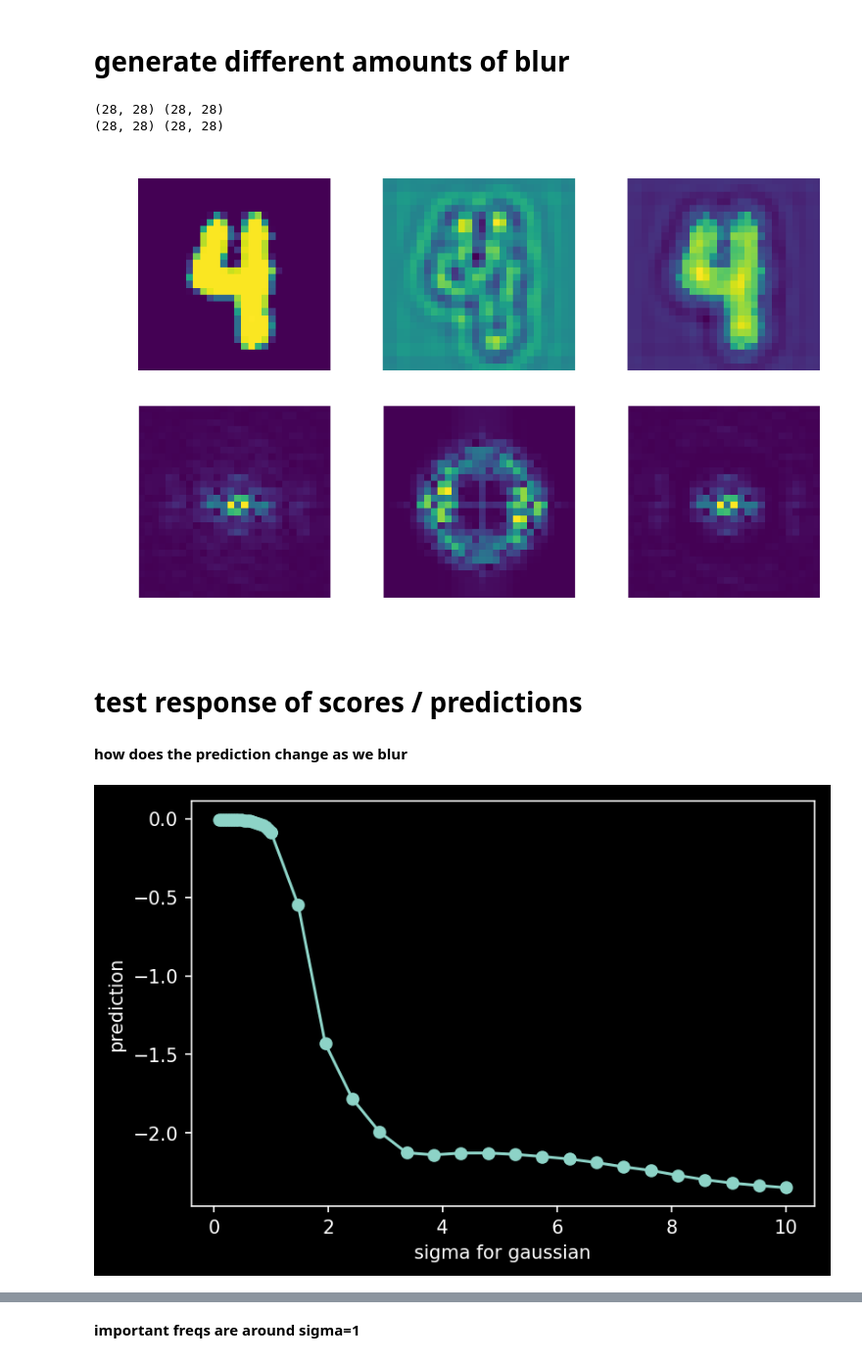
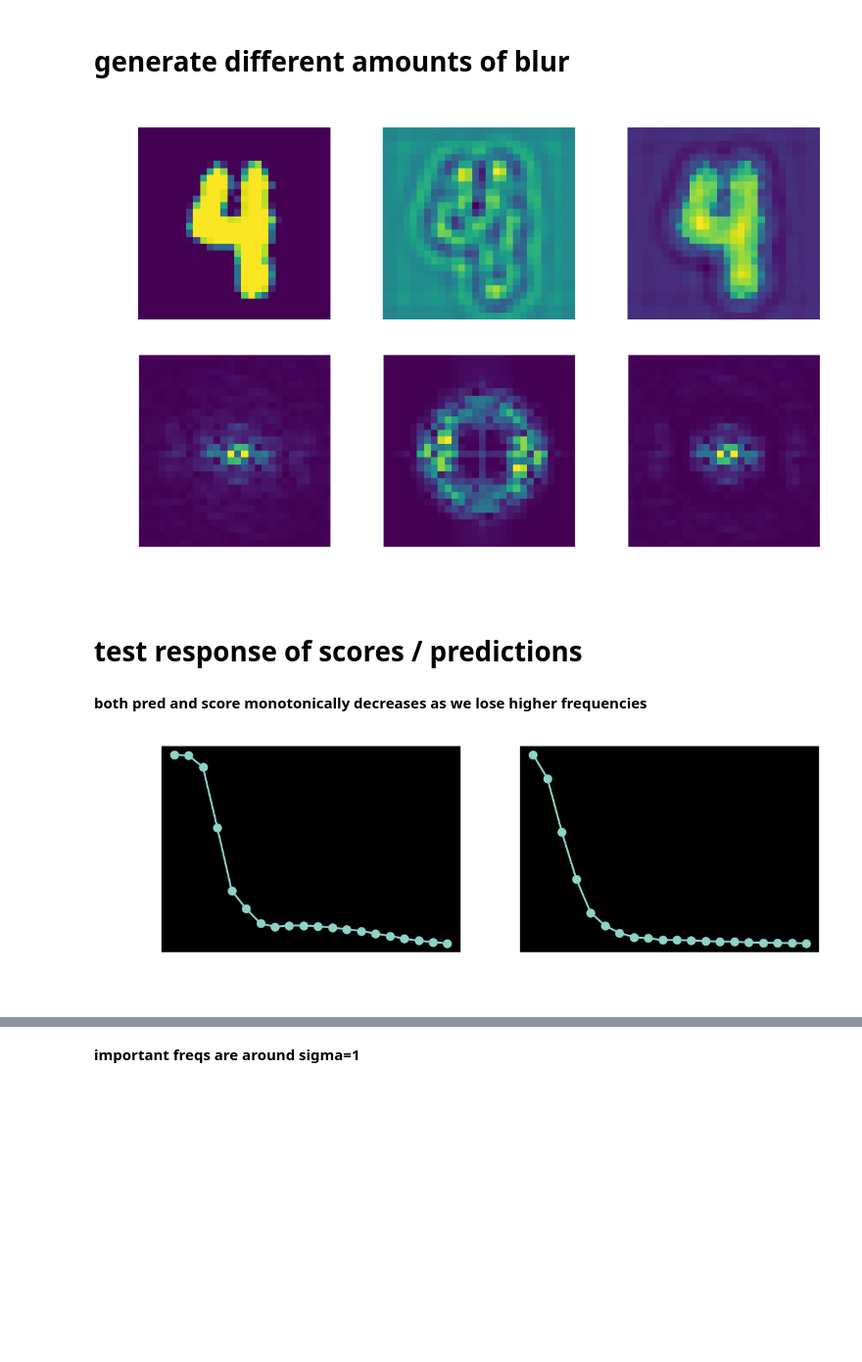
Before and after one commit to Yu-Group/adaptive-wavelets, a Jupyter notebook: experiments/mnist_freq.ipynb, the cells around one changed output, grey strips where cells are left out. Shown at 98% size. Cells and saved outputs as stored; diff of their text form; code cells hidden in the pictures; blank space fills up the shorter version.

```diff
--- a/experiments/mnist_freq.ipynb
+++ b/experiments/mnist_freq.ipynb
@@ -101,38 +103,44 @@ t = Transforms()
 # %%
 t.sigma = 5e-1
 # t.sigma = 1e-9
-# transform = t.bandpass_filter
 # transform = t.gaussian_filter
-transform = t.alan_bandpass_filter
+# transform = t.bandpass_filter_approx
+transform = t.bandpass_filter
 visualize(im_orig, transform)
 # %% [output]
-(28, 28) (28, 28)
-(28, 28) (28, 28)
 [figure]
 # %% [markdown]
 # test response of scores / predictions
-# %% [markdown]
-**how does the prediction change as we blur**
+# %% [markdown]
+**both pred and score monotonically decreases as we lose higher frequencies**
 # %%
 class_num = 4
 scores = []
-nums = np.linspace(1, 10, 20) #np.array([1, 1.5, 2, 2.5, 3.5, 5, 7.5])
-sigmas = []
-for mult in [1e-1, 1e0]:
-    sigmas += list(mult * nums)
+scores_cd = []
+sigmas = np.linspace(1e-1, 10, 20) #np.array([1, 1.5, 2, 2.5, 3.5, 5, 7.5])
 for sigma in sigmas:
     t.sigma = sigma
-    score = model(t.gaussian_filter(im_torch).to(device)).flatten()[class_num].item()
-#     score = cd.cd(im_torch, model, mask=None, model_type='mnist',
-#           device='cuda', transform=t.gaussian_filter)[0].flatten()[class_num].item()
-    scores.append(score)
+    pred = model(t.gaussian_filter(im_torch).to(device)).flatten()[class_num].item()
+    scores.append(pred)
+
+    score_cd = cd.cd(im_torch, model, mask=None, model_type='mnist',
+                  device='cuda', transform=t.gaussian_filter)[0].flatten()[class_num].item()
+    scores_cd.append(score_cd)
 
 # plot
-plt.figure(dpi=150)
+plt.figure(dpi=150, figsize=(12, 3))
+R, C = 1, 3
+plt.subplot(R, C, 1)
 plt.plot(sigmas, scores, 'o-')
 plt.xlabel('sigma for gaussian')
+plt.ylabel('prediction')
+
+plt.subplot(R, C, 2)
+plt.plot(sigmas, scores_cd, 'o-')
+plt.xlabel('sigma for gaussian')
 # plt.xscale('log')
-plt.ylabel('prediction')
+plt.ylabel('cd score')
+plt.tight_layout()
 plt.show()
 # %% [output]
-[figure, old version]
+[figure, new version]
```
Also changed, not shown: parts of 6 cells of this notebook.
